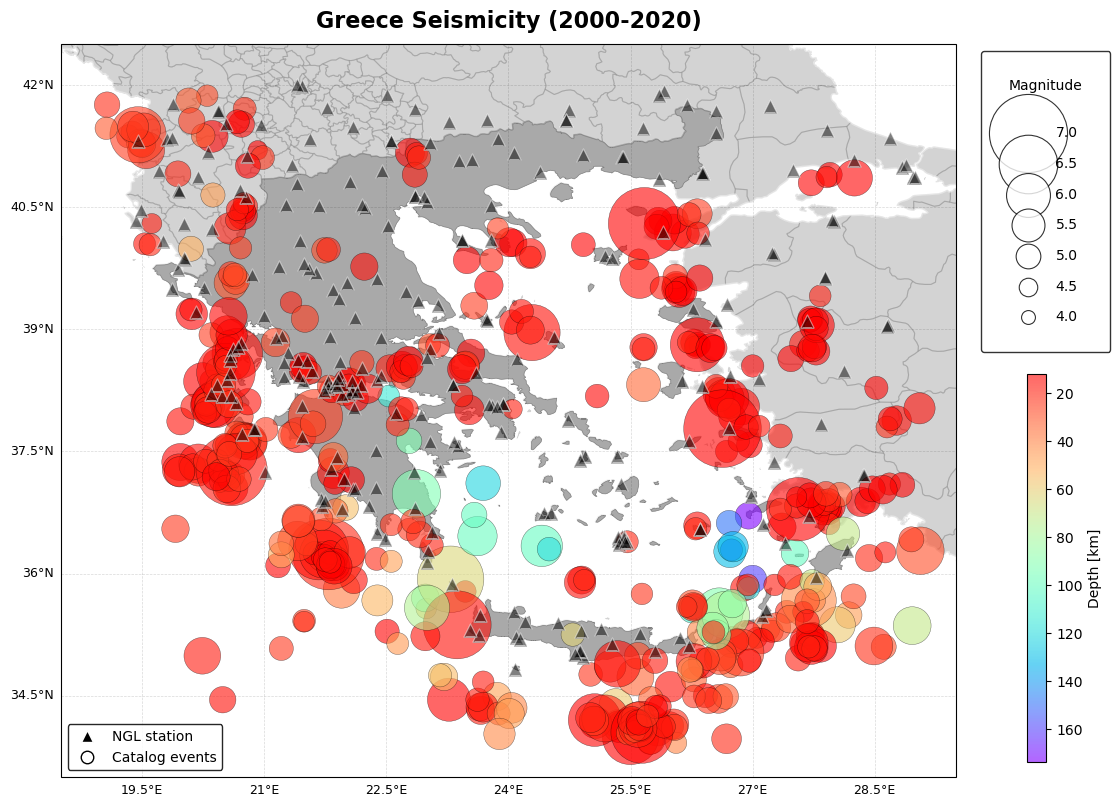
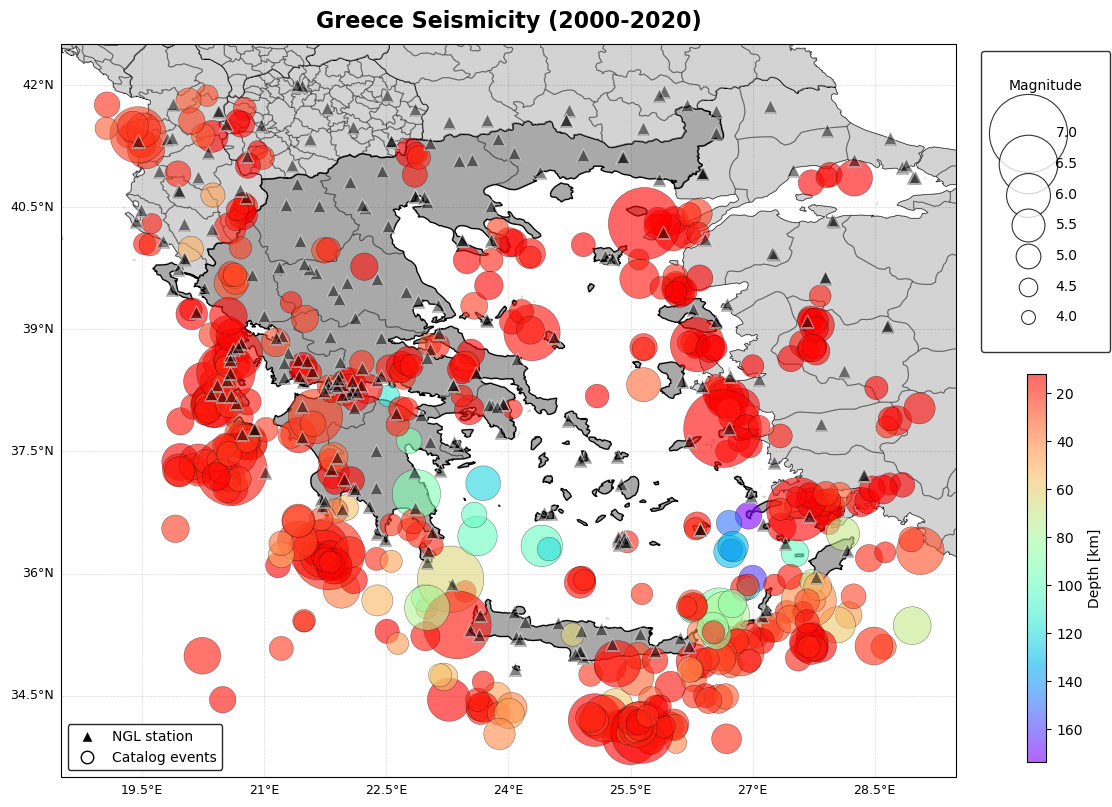
The change to this notebook cell's code, shown as a diff; its figure went from the first image to the second:
--- before
+++ after
@@ -23,10 +23,4 @@
 ax.set_extent([lon_min, lon_max, lat_min, lat_max], crs=ccrs.PlateCarree())
 
-# Adding Features
-ax.add_feature(cfeature.LAND.with_scale("10m"), facecolor="lightgrey", edgecolor="none")
-ax.add_feature(cfeature.OCEAN.with_scale("10m"), facecolor="white", edgecolor="none")
-ax.add_feature(cfeature.STATES.with_scale("10m"), linewidth=0.8, edgecolor="grey", facecolor="none", alpha=0.3)
-ax.add_feature(cfeature.COASTLINE.with_scale("10m"), linewidth=1.2, edgecolor="white", alpha=0.6)
-
 # Highlighting Greece using Natural Earth Country Shapefile
 shpfilename = shpreader.natural_earth(resolution='10m', category='cultural', name='admin_0_countries')
@@ -38,9 +32,14 @@
         # Add Greece with your custom color
         ax.add_geometries([country.geometry], ccrs.PlateCarree(),
-                          facecolor='darkgray', edgecolor='gray', linewidth=0.5, zorder=2) #"orchid"
+                          facecolor='darkgray', edgecolor='black', linewidth=0.9) #"orchid"
     else:
         # Add surrounding countries with a neutral background color
         ax.add_geometries([country.geometry], ccrs.PlateCarree(),
-                          facecolor='lightgray', edgecolor='lightgray', linewidth=0.3, zorder=1) #"powderblue"
+                          facecolor='lightgray', edgecolor='black', linewidth=0.3) #"powderblue"
+
+# Adding Features
+ax.add_feature(cfeature.LAND.with_scale("10m"), facecolor="lightgrey", edgecolor="none")
+ax.add_feature(cfeature.OCEAN.with_scale("10m"), facecolor="white", edgecolor="none")
+ax.add_feature(cfeature.STATES.with_scale("10m"), linewidth=0.8, edgecolor="black", facecolor="none", alpha=0.3)
 
 # Gridlines

Commit: Draft 7